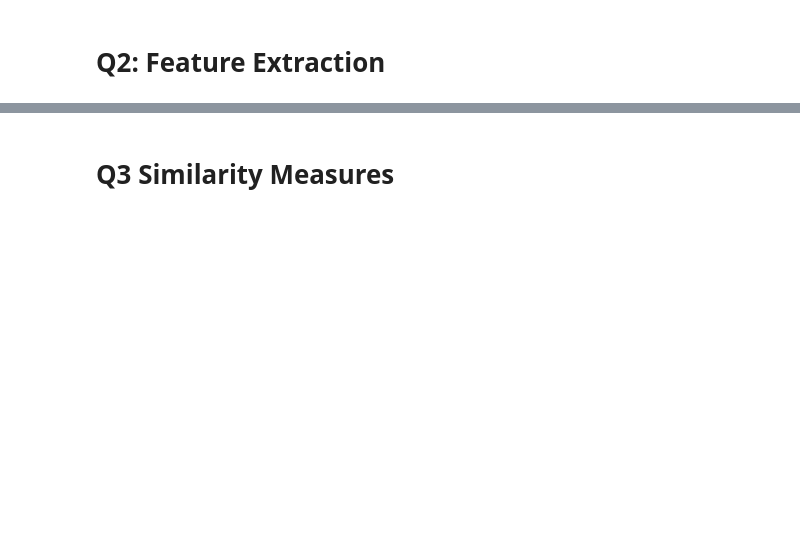
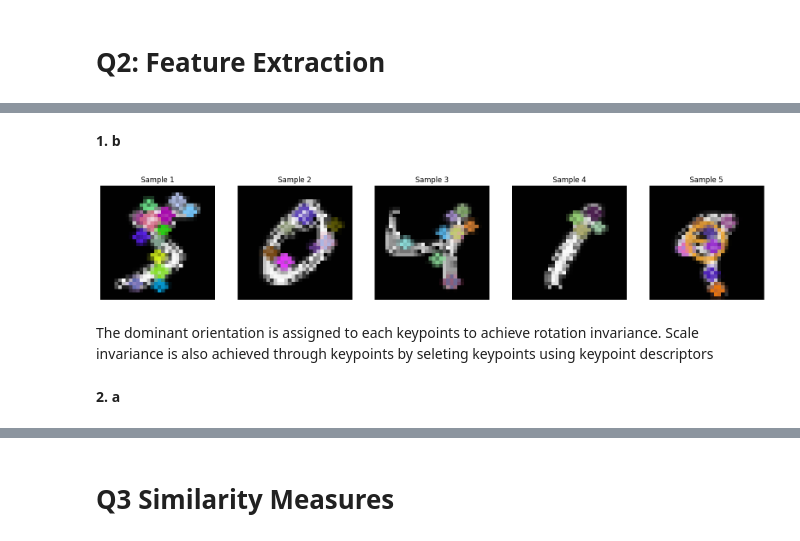
Before and after one commit to sofiaJYX/Image-Retrieval-System, a Jupyter notebook: assignment.ipynb, the cells around one changed output, grey strips where cells are left out. Cells and saved outputs as stored; diff of their text form; code cells hidden in the pictures; blank space fills up the shorter version.

```diff
--- a/assignment.ipynb
+++ b/assignment.ipynb
@@ -14,0 +119,37 @@ This assignment explores fundamental concepts and techniques for image retrieval
+# %%
+# SIFT
+def extract_and_visualize_sift(image):
+    # Convert the image to a NumPy array and then to a format suitable for OpenCV
+    image_np = image.permute(1, 2, 0).numpy()  # Convert from CHW to HWC
+    image_np = (image_np * 255).astype(np.uint8)  # Convert from range [-1, 1] to [0, 255]
+    image_bgr = cv2.cvtColor(image_np, cv2.COLOR_GRAY2BGR)  # Convert to 3-channel BGR for visualization
+
+    # Initialize SIFT detector
+    sift = cv2.SIFT_create()
+    keypoints, descriptors = sift.detectAndCompute(image_bgr, None)
+
+    # Draw keypoints on the image
+    image_with_keypoints = cv2.drawKeypoints(image_bgr, keypoints, None, flags=cv2.DRAW_MATCHES_FLAGS_DRAW_RICH_KEYPOINTS)
+
+    return image_with_keypoints, keypoints, descriptors
+# %% [markdown]
+**1. b**
+# %%
+def visualize_sample_images(dataset, num_samples=5):
+    fig, axs = plt.subplots(1, num_samples, figsize=(20, 5))
+    for i in range(num_samples):
+        image, _ = dataset[i]
+        image_with_keypoints, keypoints, _ = extract_and_visualize_sift(image)
+        axs[i].imshow(cv2.cvtColor(image_with_keypoints, cv2.COLOR_BGR2RGB))
+        axs[i].set_title(f'Sample {i+1}')
+        axs[i].axis('off')
+    plt.show()
+
+# Visualize a few sample images with SIFT key points
+visualize_sample_images(train_dataset)
+# %% [output]
+[figure, added]
+# %% [markdown]
+The dominant orientation is assigned to each keypoints to achieve rotation invariance. Scale invariance is also achieved through keypoints by seleting keypoints using keypoint descriptors
+# %% [markdown]
+**2. a**
```
Also changed, not shown: parts of 35 cells of this notebook.
